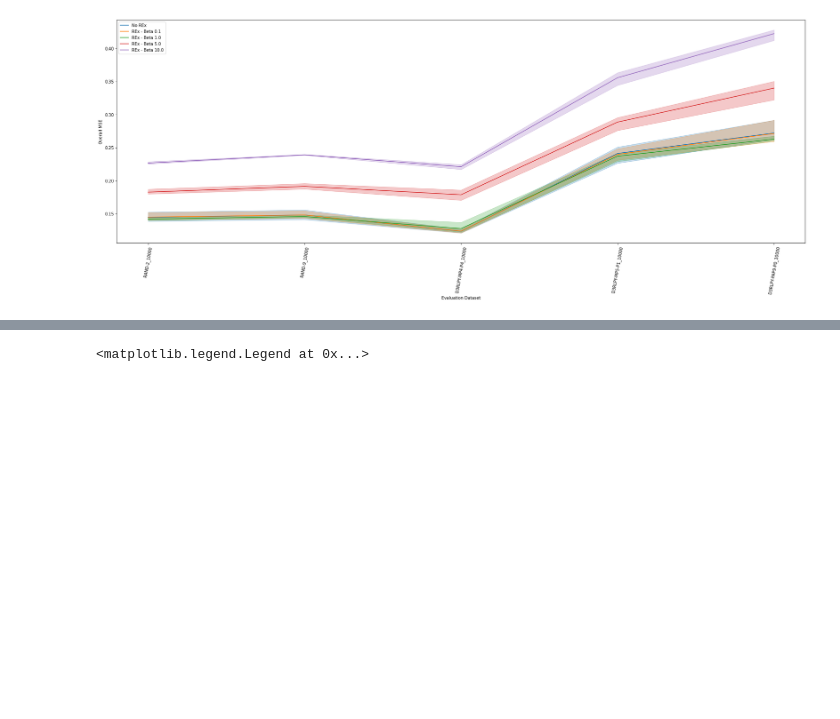
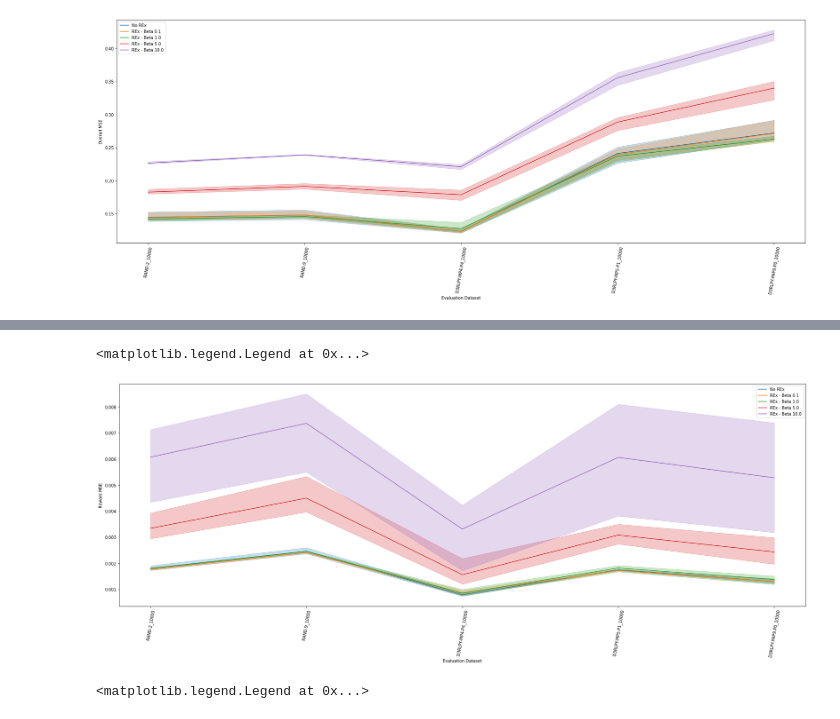
Before and after one commit to thatscotdatasci/mopo, a Jupyter notebook: jupyter/mixed_3/model_scoring_MP329-MP340.ipynb, the cells around one changed output, grey strips where cells are left out. Cells and saved outputs as stored; diff of their text form; code cells hidden in the pictures; blank space fills up the shorter version.

```diff
--- a/jupyter/mixed_3/model_scoring_MP329-MP340.ipynb
+++ b/jupyter/mixed_3/model_scoring_MP329-MP340.ipynb
@@ -290,3 +348,26 @@ ax.legend()
+# %%
+fig, ax = plt.subplots(1, 1, figsize=(30, 10))
+
+metric = 'reward_mse'
+for i, (exp_avgs, exp_mins, exp_maxs) in enumerate([
+    (scores_no_rex_avgs_df, scores_no_rex_mins_df, scores_no_rex_maxs_df),
+    (scores_rex_01_avgs_df, scores_rex_01_mins_df, scores_rex_01_maxs_df),
+    (scores_rex_1_avgs_df, scores_rex_1_mins_df, scores_rex_1_maxs_df),
+    (scores_rex_5_avgs_df, scores_rex_5_mins_df, scores_rex_5_maxs_df),
+    (scores_rex_10_avgs_df, scores_rex_10_mins_df, scores_rex_10_maxs_df),
+]): #, scores_rex_10_nvb_avgs_df)):
+    plot_avgs = exp_avgs.set_index('evaluation_dataset').loc[training_datasets][metric]
+    plot_mins = exp_mins.set_index('evaluation_dataset').loc[training_datasets][metric]
+    plot_maxs = exp_maxs.set_index('evaluation_dataset').loc[training_datasets][metric]
+    ax.plot(training_datasets, plot_avgs, label=labels[i], c=cols[i])
+    ax.fill_between(training_datasets, plot_mins, plot_maxs, alpha=0.25, color=cols[i])
+ax.set_xticks(ax.get_xticks(), training_datasets, rotation=80)
+ax.set_xlabel('Evaluation Dataset')
+ax.set_ylabel('Reward MSE')
+ax.legend()
+# %% [output]
+<matplotlib.legend.Legend at 0x...>
+[figure, added]
 # %%
 fig, ax = plt.subplots(1, 1, figsize=(30, 10))
 
```
Also changed, not shown: parts of 3 cells of this notebook, 4 other files.
